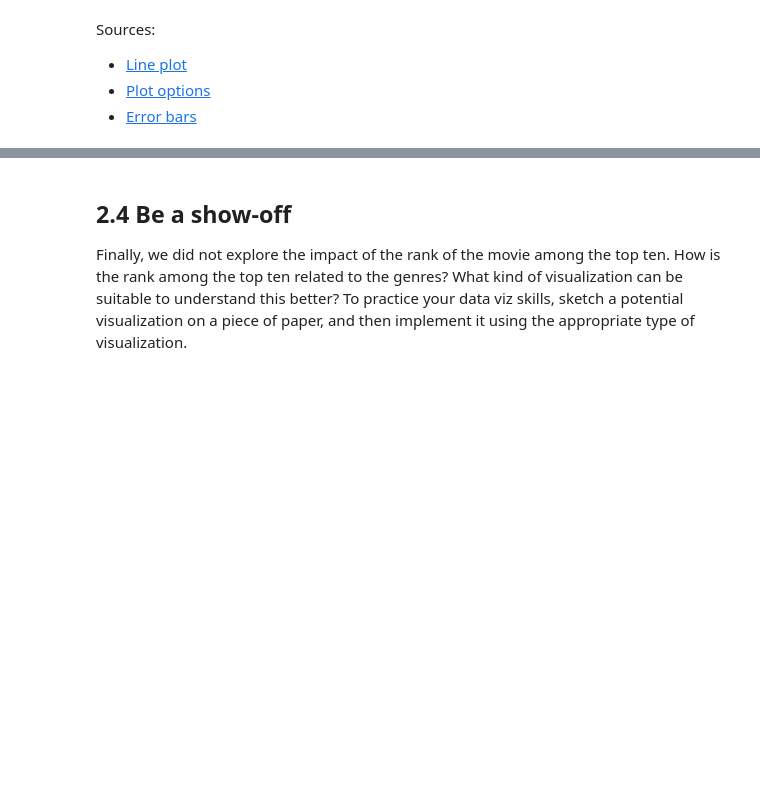
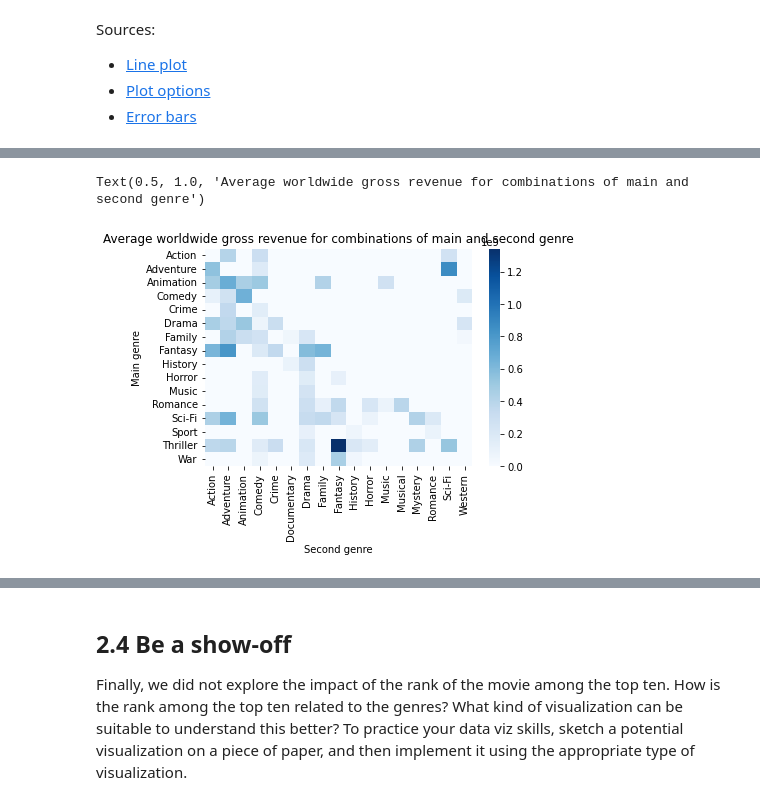
Before and after one commit to Quentin18/2021, a Jupyter notebook: Tutorials/02 - Data viz and data from the web/Becoming a DataVizard exercise.ipynb, the cells around one changed output, grey strips where cells are left out. Drawn from its saved outputs; the diff is of its cells as text; code cells hidden in the pictures; blank space fills up the shorter version.

```diff
--- a/Tutorials/02 - Data viz and data from the web/Becoming a DataVizard exercise.ipynb
+++ b/Tutorials/02 - Data viz and data from the web/Becoming a DataVizard exercise.ipynb
@@ -334,0 +337,11 @@ movies[movies.Main_Genre != movies.Genre_2]['worldwide_gross'].mean()
+# %%
+# Second heatmap
+movies_genres_revenue = movies.groupby(
+    by=['Main_Genre', 'Genre_2'])['worldwide_gross'].mean().unstack().fillna(0)
+ax = sns.heatmap(movies_genres_revenue, cmap='Blues')
+ax.set_xlabel('Second genre')
+ax.set_ylabel('Main genre')
+ax.set_title('Average worldwide gross revenue for combinations of main and second genre')
+# %% [output]
+Text(0.5, 1.0, 'Average worldwide gross revenue for combinations of main and second genre')
+[figure, added]
```
Also changed, not shown: parts of 20 cells of this notebook.
